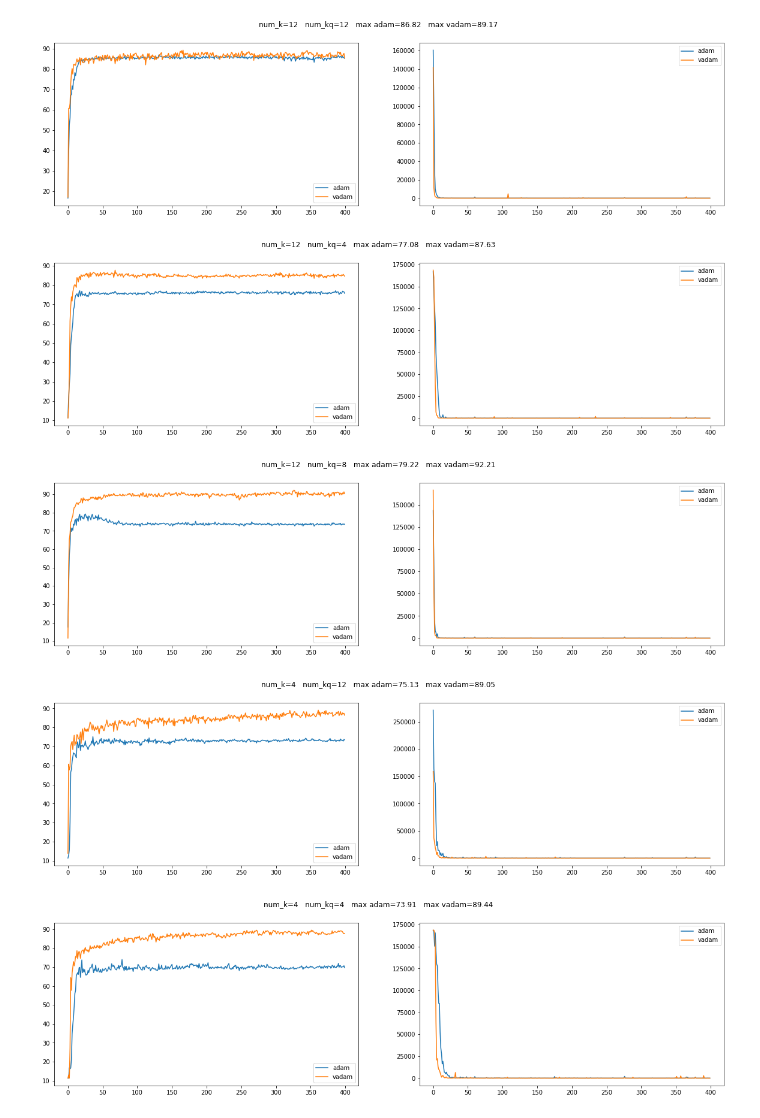
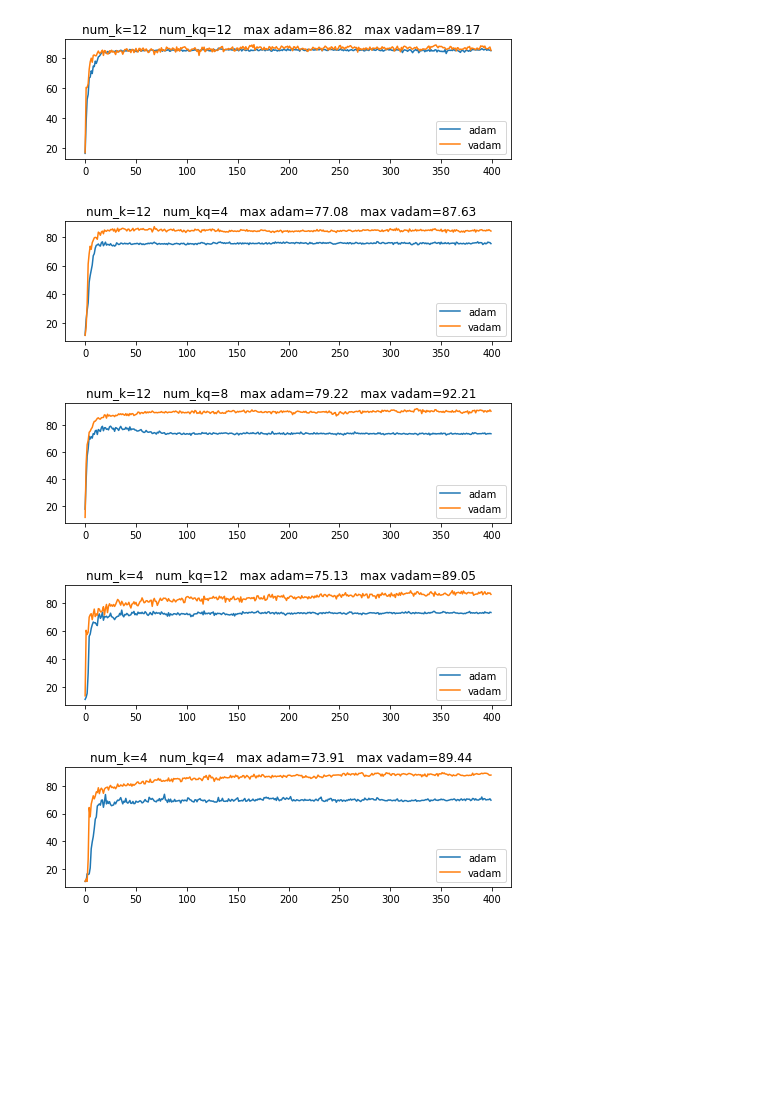
Before and after one commit to jun2tong/GPDA, a Jupyter notebook: graph_results_test_01.ipynb, the cells around one changed output. Saved outputs shown, nothing was run; the diff lists cells and outputs as text; code cells hidden in the pictures; blank space fills up the shorter version.

Commit message:
added final results from test2

```diff
--- a/graph_results_test_01.ipynb
+++ b/graph_results_test_01.ipynb
@@ -67,18 +67,25 @@ while i < len(save_results):
     i += 1
 # %%
 for results in grouped_results:
-    fig, (ax1, ax2) = plt.subplots(1, 2,figsize=(20,5))
+    fig, (ax1) = plt.subplots(1, 1,figsize=(8,2.2))
     ax1.plot(results[0][3], results[0][4], label=results[0][0])
-    fig.suptitle("num_k="+ str(results[0][1]) + "   num_kq="+ str(results[0][2]) +  "   max adam=" + str(max(results[0][4])) + "   max vadam=" + str(max(results[1][4])))
+    fig.suptitle("num_k=" + str(results[0][1]) + "   num_kq=" + str(results[0][2]) + "   max adam=" + str(max(results[0][4])) + "   max vadam=" + str(max(results[1][4])))
+#     ax1.title.set_text("max adam=" + str(max(results[0][4])) + "   max vadam=" + str(max(results[1][4])))
     ax1.plot(results[1][3], results[1][4], label=results[1][0])
+#     ax1.set_xlabel('epoch')
+#     ax1.set_ylabel('accuracy')
     ax1.legend()
-    ax2.plot(results[0][5], results[0][6], label=results[0][0])
-    ax2.plot(results[1][5], results[1][6], label=results[1][0])
-    ax2.legend()
+#     ax2.set_xlabel('epoch')
+#     ax2.set_ylabel('loss')
+#     ax2.title.set_text("min adam=" + str(min(results[0][6])) + "   min vadam=" + str(min(results[1][6])))
+#     ax2.plot(results[0][5], results[0][6], label=results[0][0])
+#     ax2.plot(results[1][5], results[1][6], label=results[1][0])
+#     ax2.legend()
+    fig.savefig("num_k=" + str(results[0][1]) + "_num_kq=" + str(results[0][2]))
     plt.show()
 # %% [output]
-[figure, old version]
+[figure, new version]
-[figure, old version]
+[figure, new version]
-[figure, old version]
+[figure, new version]
-[figure, old version]
+[figure, new version]
-[figure, old version]
+[figure, new version]
```
Also changed, not shown: parts of 1 cell of this notebook, 12 other files.
